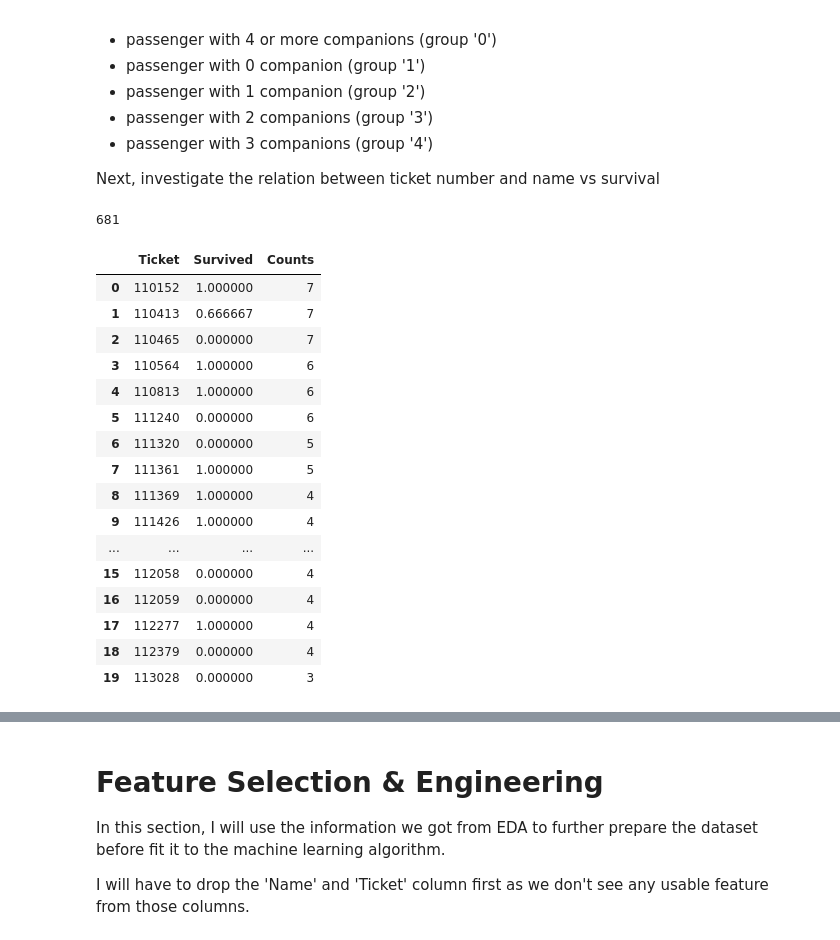
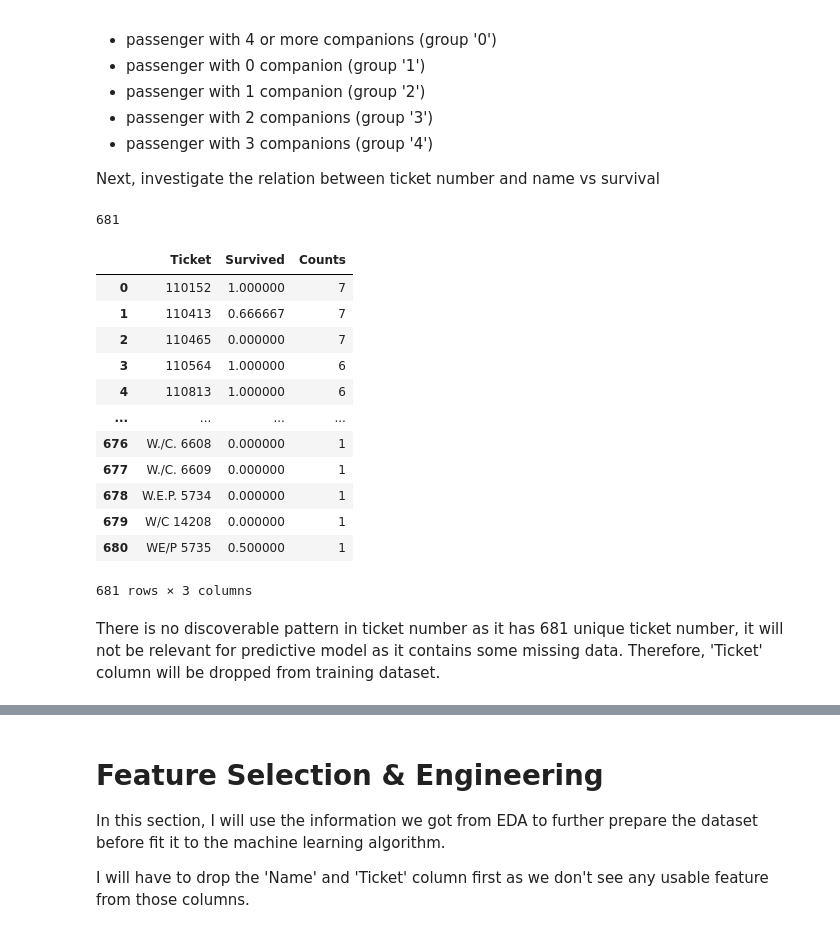
Before and after one commit to juanliong14/titanic_project, a Jupyter notebook: Titanic project.ipynb, the cells around one changed output, grey strips where cells are left out. Cells and saved outputs as stored; diff of their text form; code cells hidden in the pictures.

```diff
--- a/Titanic project.ipynb
+++ b/Titanic project.ipynb
@@ -759,34 +758,32 @@ Next, investigate the relation between ticket number and name vs survival
 # %%
 #Investigate the relation between Ticket Number and Survival
 
 unique_ticket = set(titanic_train['Ticket'])
 display(len(unique_ticket))
 
 ticket_surv = titanic_train[['Ticket','Survived']].groupby('Ticket', as_index=False)['Survived'].mean()
 
 ticket_count = pd.DataFrame(titanic_train['Ticket'].value_counts()).reset_index()
 ticket_count.drop(columns='index',inplace=True)
 ticket_count.rename(columns={'Ticket':'Counts'}, inplace=True)
 
 ticket_surv_concat = pd.concat([ticket_surv,ticket_count], axis='columns', ignore_index=False)
-display(ticket_surv_concat.head(20))
+display(ticket_surv_concat)
 # %% [output]
 681
 |  | Ticket | Survived | Counts |
 | 0 | 110152 | 1.000000 | 7 |
 | 1 | 110413 | 0.666667 | 7 |
 | 2 | 110465 | 0.000000 | 7 |
 | 3 | 110564 | 1.000000 | 6 |
 | 4 | 110813 | 1.000000 | 6 |
-| 5 | 111240 | 0.000000 | 6 |
-| 6 | 111320 | 0.000000 | 5 |
-| 7 | 111361 | 1.000000 | 5 |
-| 8 | 111369 | 1.000000 | 4 |
-| 9 | 111426 | 1.000000 | 4 |
 | ... | ... | ... | ... |
-| 15 | 112058 | 0.000000 | 4 |
-| 16 | 112059 | 0.000000 | 4 |
-| 17 | 112277 | 1.000000 | 4 |
-| 18 | 112379 | 0.000000 | 4 |
-| 19 | 113028 | 0.000000 | 3 |
+| 676 | W./C. 6608 | 0.000000 | 1 |
+| 677 | W./C. 6609 | 0.000000 | 1 |
+| 678 | W.E.P. 5734 | 0.000000 | 1 |
+| 679 | W/C 14208 | 0.000000 | 1 |
+| 680 | WE/P 5735 | 0.500000 | 1 |
+681 rows × 3 columns
+# %% [markdown]
+There is no discoverable pattern in ticket number as it has 681 unique ticket number, it will not be relevant for predictive model as it contains some missing data. Therefore, 'Ticket' column will be dropped from training dataset.
 # %%
```
Also changed, not shown: parts of 40 cells of this notebook.
